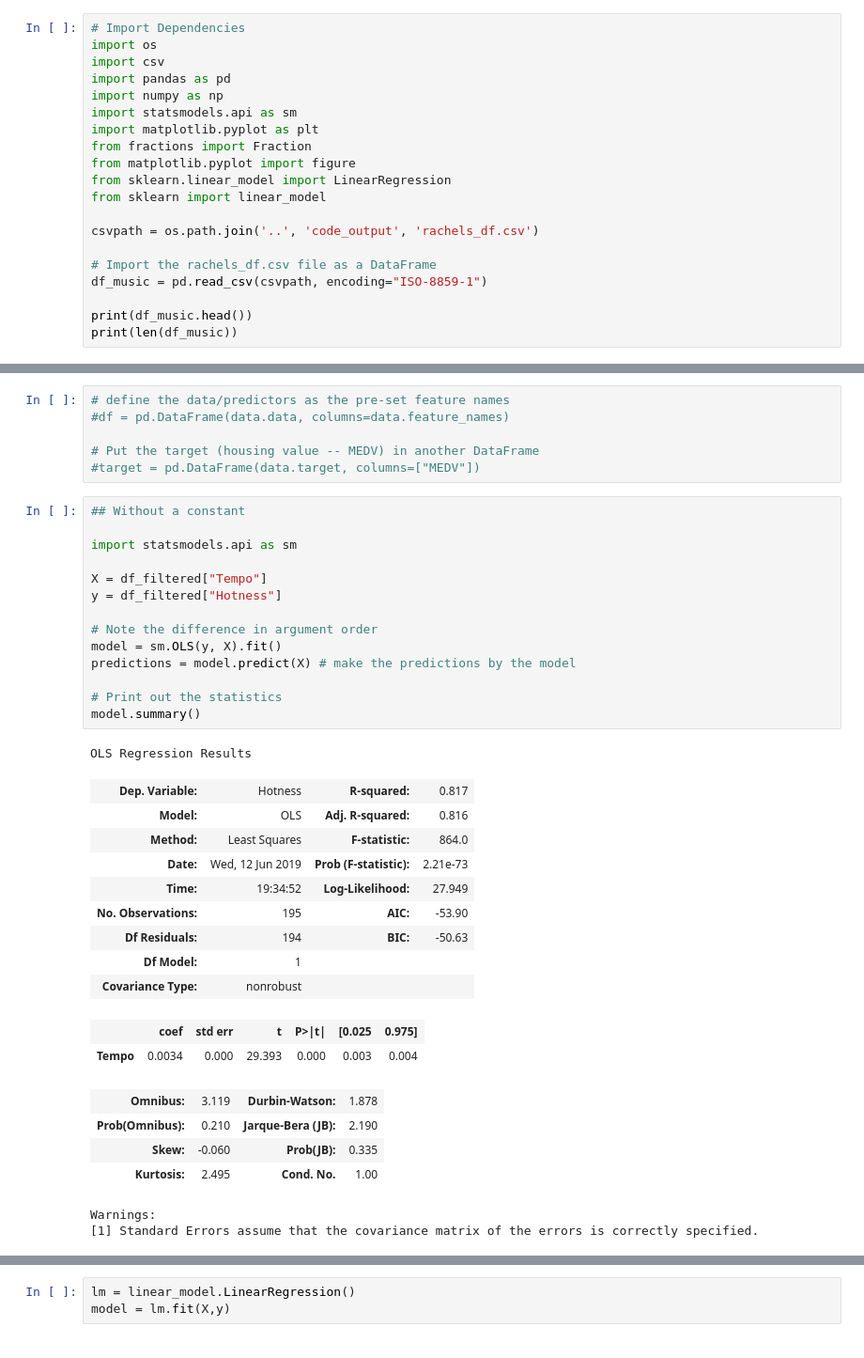
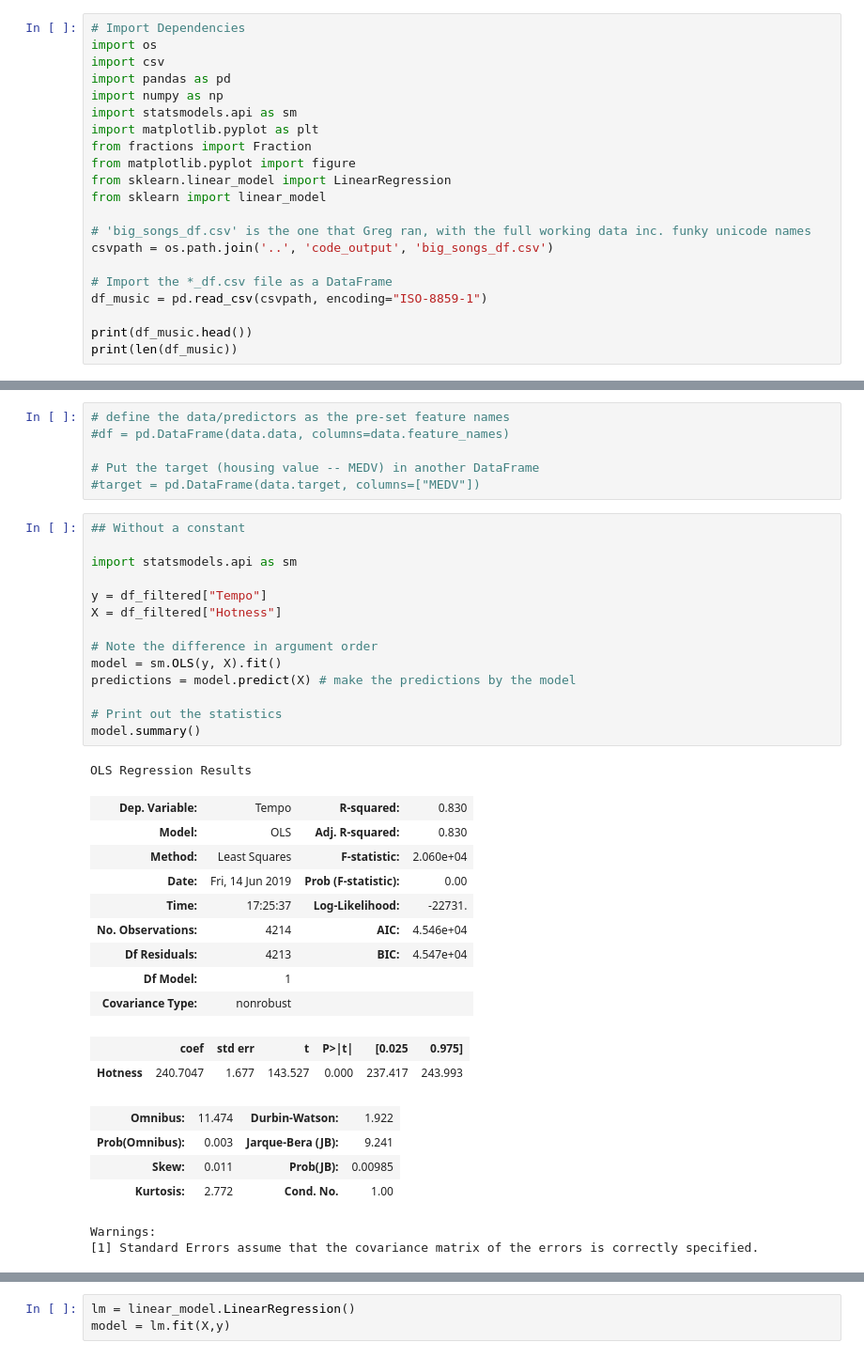
Before and after one commit to RachelPopp/Project1, a Jupyter notebook: code/RachelsAnalysis.ipynb, the cells around one changed output, grey strips where cells are left out. Shown at 94% size. Cells and saved outputs as stored; diff of their text form.

```diff
--- a/code/RachelsAnalysis.ipynb
+++ b/code/RachelsAnalysis.ipynb
@@ -11,9 +11,10 @@ from matplotlib.pyplot import figure
 from sklearn.linear_model import LinearRegression
 from sklearn import linear_model
 
-csvpath = os.path.join('..', 'code_output', 'rachels_df.csv')
+# 'big_songs_df.csv' is the one that Greg ran, with the full working data inc. funky unicode names
+csvpath = os.path.join('..', 'code_output', 'big_songs_df.csv')
 
-# Import the rachels_df.csv file as a DataFrame
+# Import the *_df.csv file as a DataFrame
 df_music = pd.read_csv(csvpath, encoding="ISO-8859-1")
 
 print(df_music.head())
@@ -163,34 +163,34 @@ df_total_filtered.plot.scatter("Hotness", "Year", figsize=(5, 5))
 # %%
 ## Without a constant
 
 import statsmodels.api as sm
 
-X = df_filtered["Tempo"]
-y = df_filtered["Hotness"]
+y = df_filtered["Tempo"]
+X = df_filtered["Hotness"]
 
 # Note the difference in argument order
 model = sm.OLS(y, X).fit()
 predictions = model.predict(X) # make the predictions by the model
 
 # Print out the statistics
 model.summary()
 # %% [output]
 OLS Regression Results
-| Dep. Variable: | Hotness | R-squared: | 0.817 |
-| Model: | OLS | Adj. R-squared: | 0.816 |
-| Method: | Least Squares | F-statistic: | 864.0 |
-| Date: | Wed, 12 Jun 2019 | Prob (F-statistic): | 2.21e-73 |
-| Time: | 19:34:52 | Log-Likelihood: | 27.949 |
-| No. Observations: | 195 | AIC: | -53.90 |
-| Df Residuals: | 194 | BIC: | -50.63 |
+| Dep. Variable: | Tempo | R-squared: | 0.830 |
+| Model: | OLS | Adj. R-squared: | 0.830 |
+| Method: | Least Squares | F-statistic: | 2.060e+04 |
+| Date: | Fri, 14 Jun 2019 | Prob (F-statistic): | 0.00 |
+| Time: | 17:25:37 | Log-Likelihood: | -22731. |
+| No. Observations: | 4214 | AIC: | 4.546e+04 |
+| Df Residuals: | 4213 | BIC: | 4.547e+04 |
 | Df Model: | 1 |  |  |
 | Covariance Type: | nonrobust |  |  |
 |  | coef | std err | t | P>|t| | [0.025 | 0.975] |
-| Tempo | 0.0034 | 0.000 | 29.393 | 0.000 | 0.003 | 0.004 |
+| Hotness | 240.7047 | 1.677 | 143.527 | 0.000 | 237.417 | 243.993 |
-| Omnibus: | 3.119 | Durbin-Watson: | 1.878 |
-| Prob(Omnibus): | 0.210 | Jarque-Bera (JB): | 2.190 |
-| Skew: | -0.060 | Prob(JB): | 0.335 |
-| Kurtosis: | 2.495 | Cond. No. | 1.00 |
+| Omnibus: | 11.474 | Durbin-Watson: | 1.922 |
+| Prob(Omnibus): | 0.003 | Jarque-Bera (JB): | 9.241 |
+| Skew: | 0.011 | Prob(JB): | 0.00985 |
+| Kurtosis: | 2.772 | Cond. No. | 1.00 |
 Warnings:
 [1] Standard Errors assume that the covariance matrix of the errors is correctly specified.
 # %%
```
Also changed, not shown: parts of 13 cells of this notebook, 2 other files.
